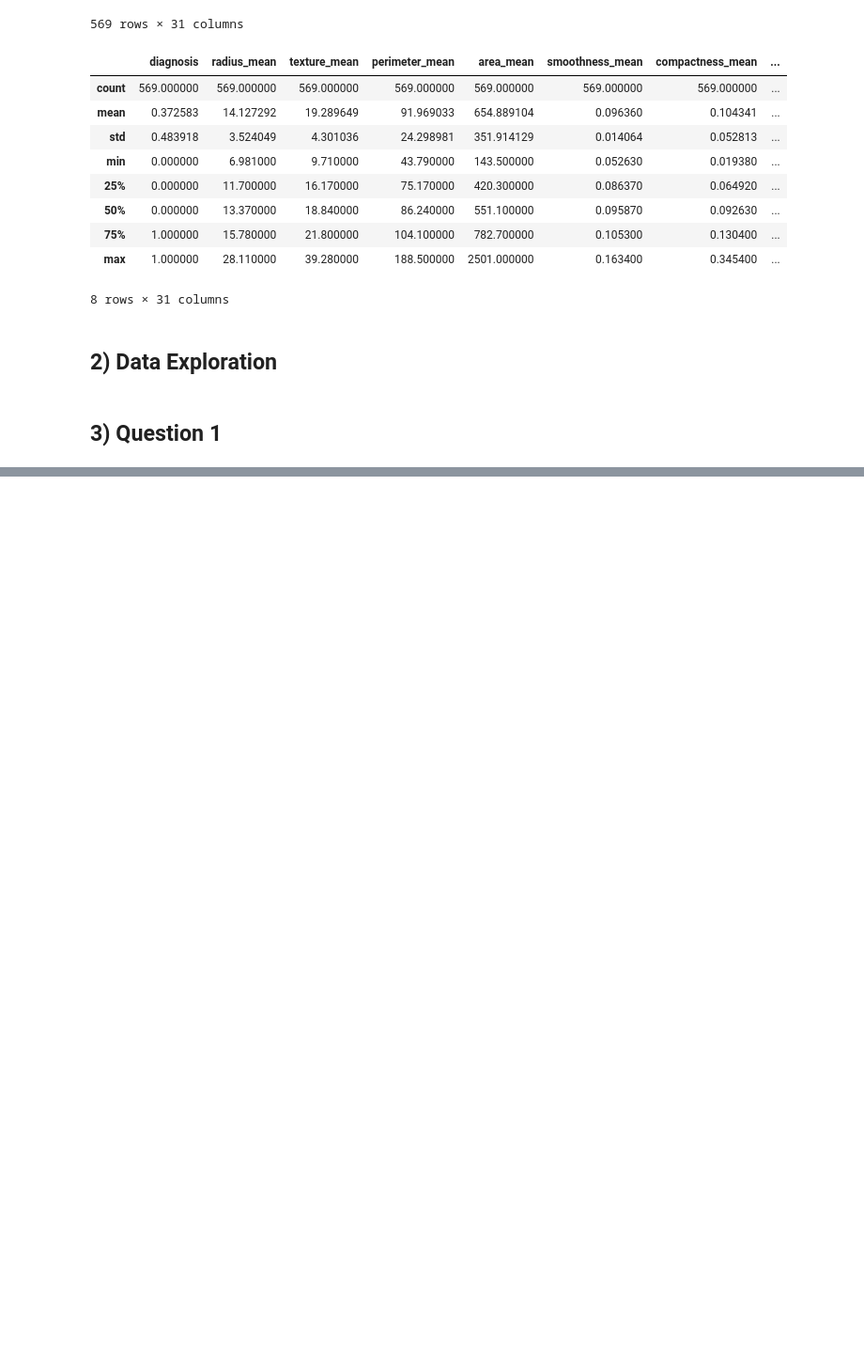
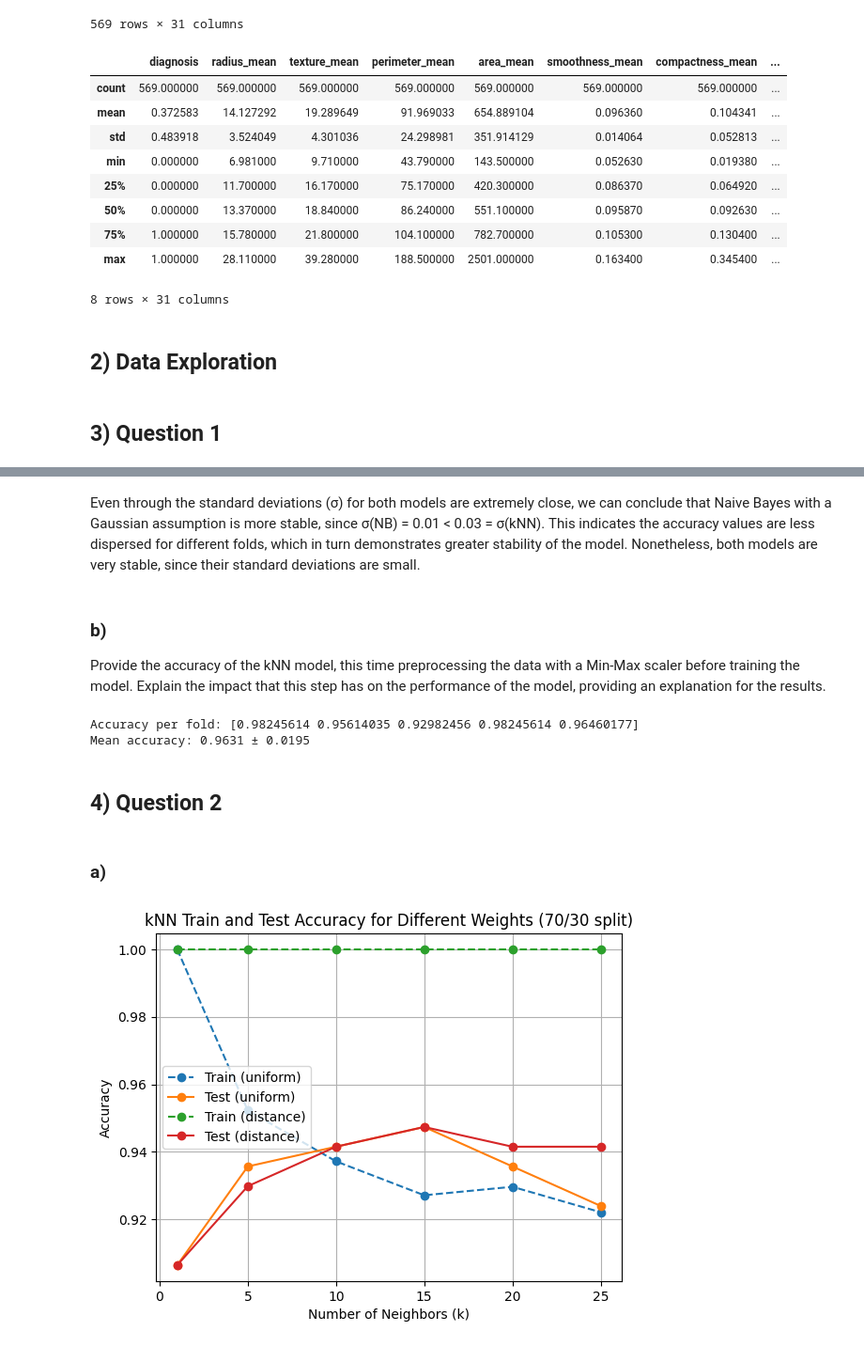
Before and after one commit to robot-mazeee/Machine-Learning-Project, a Jupyter notebook: Homework 2/G001_notebook.ipynb, the cells around one changed output, grey strips where cells are left out. Shown: that part at 94% size. Saved outputs shown, nothing was run; the diff lists cells and outputs as text; code cells hidden in the pictures; blank space fills up the shorter version.

```diff
--- a/Homework 2/G001_notebook.ipynb
+++ b/Homework 2/G001_notebook.ipynb
@@ -110 +113,5 @@ df.describe()
+# %%
+# separate input from output variables
+X = df.drop(columns=['diagnosis'])
+y = df['diagnosis']
 # %%
@@ -133,0 +135,50 @@ print("Fold accuracies:", acc_folds)
+# %% [markdown]
+Even through the standard deviations (σ) for both models are extremely close, we can conclude that Naive Bayes with a Gaussian assumption is more stable, since σ(NB) = 0.01 < 0.03 = σ(kNN). This indicates the accuracy values are less dispersed for different folds, which in turn demonstrates greater stability of the model. Nonetheless, both models are very stable, since their standard deviations are small.
+# %% [markdown]
+### b)
+
+Provide the accuracy of the kNN model, this time preprocessing the data with
+a Min-Max scaler before training the model. Explain the impact that this step has
+on the performance of the model, providing an explanation for the results.
+# %%
+model = make_pipeline(MinMaxScaler(), classifiers['kNN'])
+
+# Evaluate accuracy using cross-validation
+scores = cross_val_score(model, X, y, cv=cv, scoring='accuracy')
+
+print("Accuracy per fold:", scores)
+print(f"Mean accuracy: {scores.mean():.4f} ± {scores.std():.4f}")
+# %% [output]
+Accuracy per fold: [0.98245614 0.95614035 0.92982456 0.98245614 0.96460177]
+Mean accuracy: 0.9631 ± 0.0195
+# %% [markdown]
+## 4) Question 2
+# %% [markdown]
+### a)
+# %%
+X_train, X_test, y_train, y_test = train_test_split(X, y, train_size=0.7, stratify=y, random_state=50)
+
+k_values = [1, 5, 10, 15, 20, 25]
+
+for weights in ['uniform', 'distance']:
+    train_accuracies = []
+    test_accuracies = []
+
+    for k in k_values:
+        knn = KNeighborsClassifier(n_neighbors=k, weights=weights)
+        knn.fit(X_train, y_train)
+
+        train_accuracies.append(knn.score(X_train, y_train))
+        test_accuracies.append(knn.score(X_test, y_test))
+
+    plt.plot(k_values, train_accuracies, marker='o', linestyle='--', label=f"Train ({weights})")
+    plt.plot(k_values, test_accuracies, marker='o', linestyle='-', label=f"Test ({weights})")
+
+plt.xlabel("Number of Neighbors (k)")
+plt.ylabel("Accuracy")
+plt.title("kNN Train and Test Accuracy for Different Weights (70/30 split)")
+plt.grid(True)
+plt.legend()
+plt.show()
+# %% [output]
+[figure, added]
```
Also changed, not shown: parts of 5 cells of this notebook.
